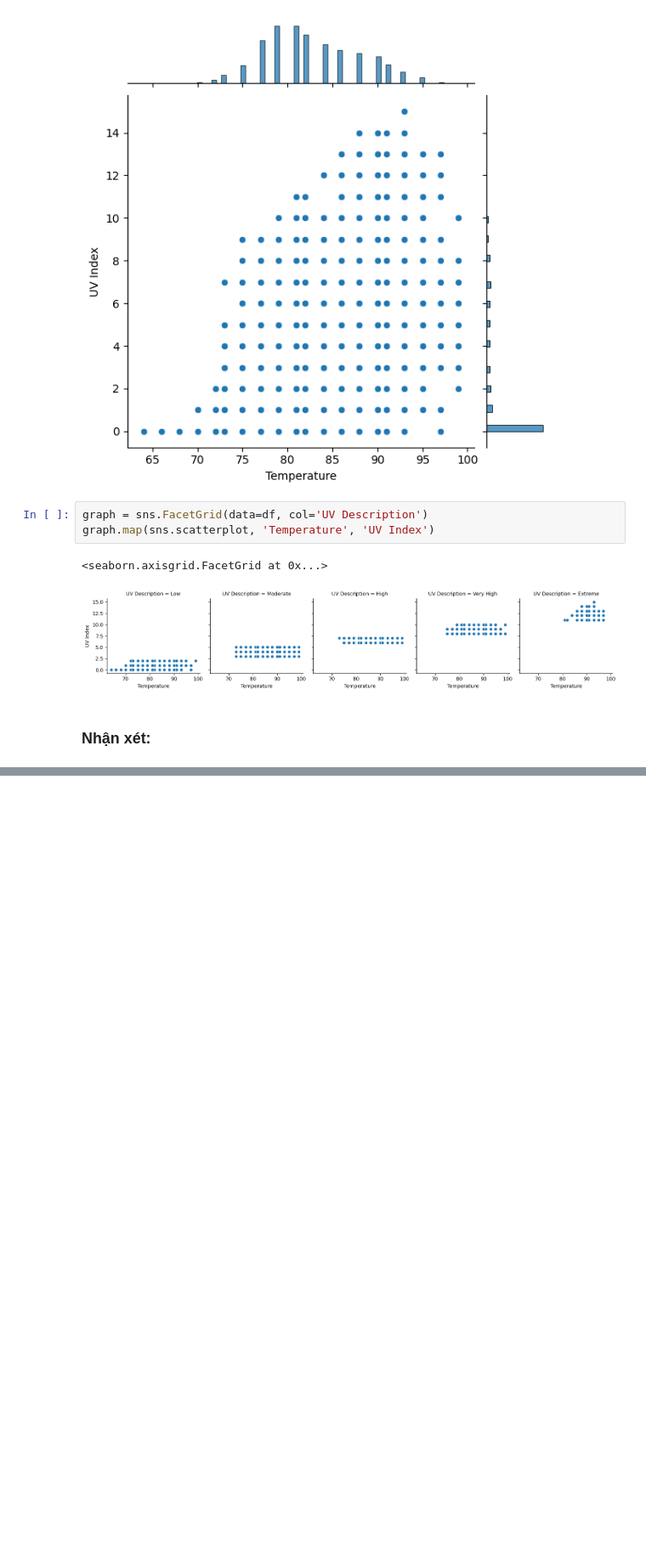
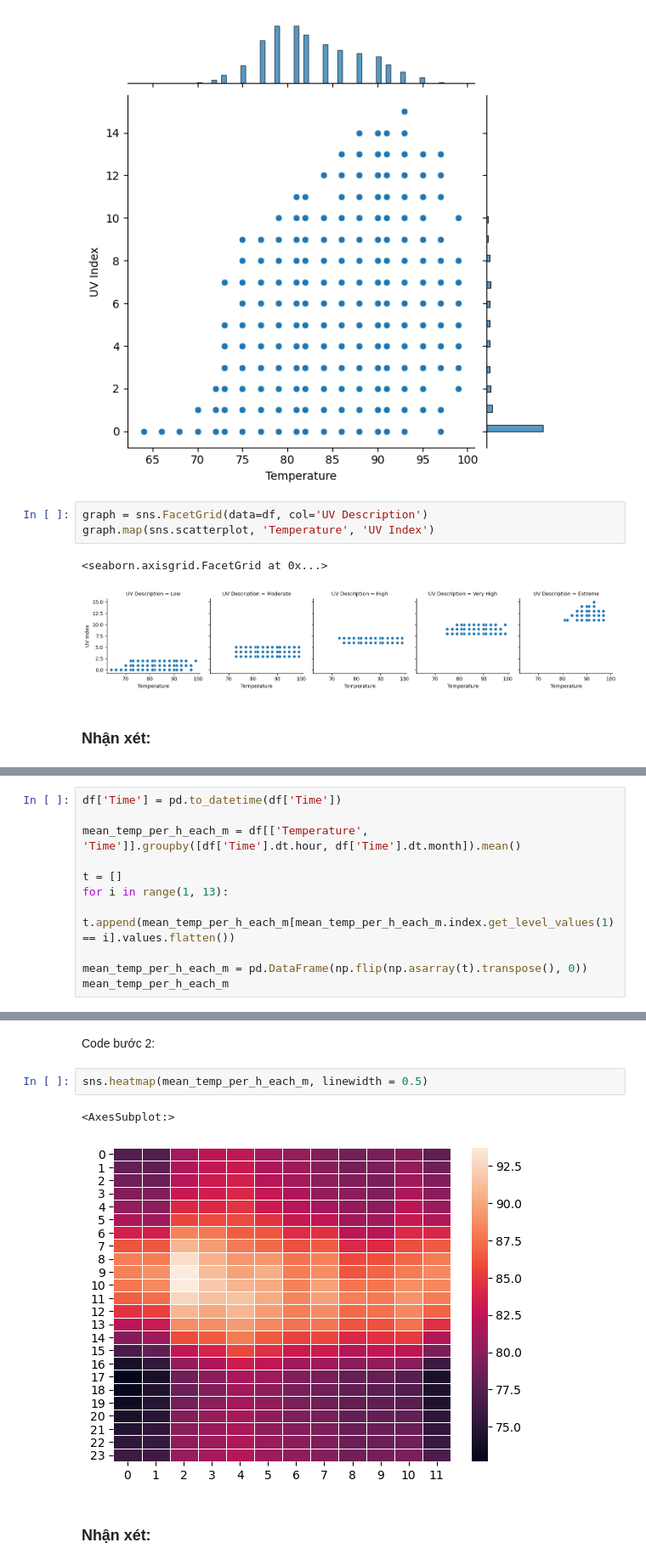
Before and after one commit to duongtanton/NP-KHDL-Gr9, a Jupyter notebook: Problem-Framing.ipynb, the cells around one changed output, grey strips where cells are left out. Shown at 85% size. Cells and saved outputs as stored; diff of their text form; blank space fills up the shorter version.

```diff
--- a/Problem-Framing.ipynb
+++ b/Problem-Framing.ipynb
@@ -53,0 +65,11 @@ graph.map(sns.scatterplot, 'Temperature', 'UV Index')
+# %%
+df['Time'] = pd.to_datetime(df['Time'])
+
+mean_temp_per_h_each_m = df[['Temperature', 'Time']].groupby([df['Time'].dt.hour, df['Time'].dt.month]).mean()
+
+t = []
+for i in range(1, 13):
+    t.append(mean_temp_per_h_each_m[mean_temp_per_h_each_m.index.get_level_values(1) == i].values.flatten())
+
+mean_temp_per_h_each_m = pd.DataFrame(np.flip(np.asarray(t).transpose(), 0))
+mean_temp_per_h_each_m
@@ -53,0 +94,9 @@ graph.map(sns.scatterplot, 'Temperature', 'UV Index')
+# %% [markdown]
+Code bước 2:
+# %%
+sns.heatmap(mean_temp_per_h_each_m, linewidth = 0.5)
+# %% [output]
+<AxesSubplot:>
+[figure, added]
+# %% [markdown]
+### Nhận xét:
```
Also changed, not shown: parts of 8 cells of this notebook.
